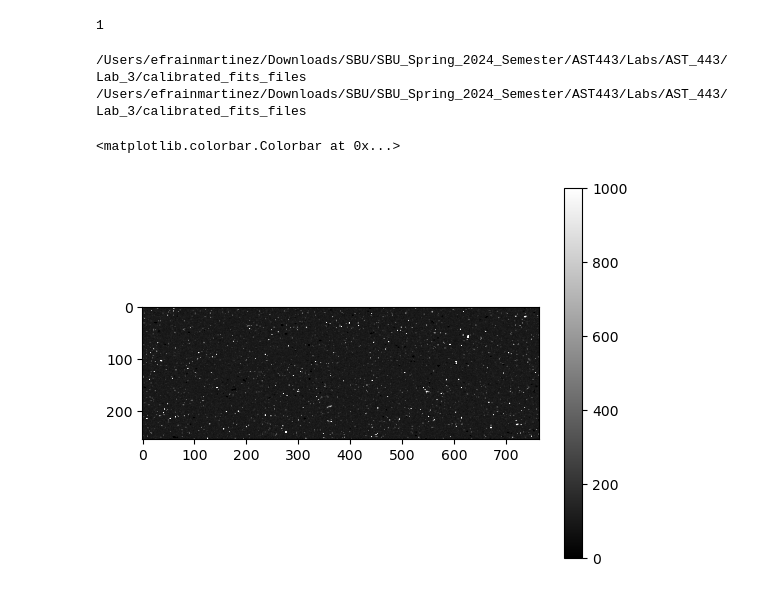
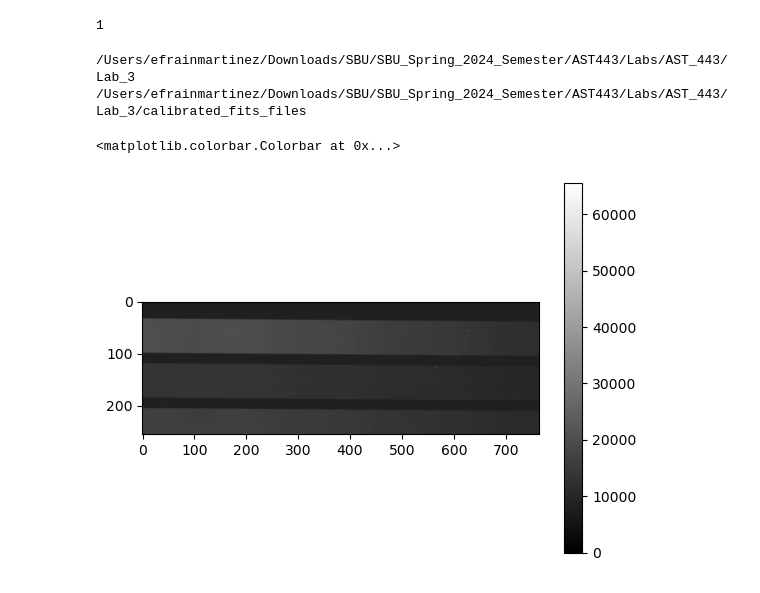
Before and after one commit to Efrain1013/AST_443, a Jupyter notebook: Lab_3/calibration.ipynb, the cells around one changed output. Cells and saved outputs as stored; diff of their text form; code cells hidden in the pictures.

Commit message:
subtracted dark current from flat field images

```diff
--- a/Lab_3/calibration.ipynb
+++ b/Lab_3/calibration.ipynb
@@ -43,20 +43,20 @@ for i in range(gal_start, gal_end+1, 1):
 #     lamp_data.append(file[0].data)
 
 
-# # Importing the flat fields that were taken for our observations (same for all)
-# flat_prefix = "flat_field.0000000"
-# flat_suffix = ".FIT"
-# flat_data = []
-# flat_start = 0
-# flat_end = 9
+# Importing the flat fields that were taken for our observations (same for all)
+flat_prefix = "lab_3_flat_2_min.0000000"
+flat_suffix = ".FIT"
+flat_data = []
+flat_start = 0
+flat_end = 3
 
-# for i in range(flat_start, flat_end+1, 1):
-#     ind = str(i)
-#     filename = flat_prefix + str(i) + flat_suffix
-# #     list = fits.open('flat_fields/'+filename)           -------------------- UNCOMMENT THIS
-#     list = fits.open('images/'+filename)#           -------------------- DELETE THIS
-#     image_data = list[0].data
-#     flat_data.append(image_data)
+for i in range(flat_start, flat_end+1, 1):
+    ind = str(i)
+    filename = flat_prefix + str(i) + flat_suffix
+#     list = fits.open('flat_fields/'+filename)           -------------------- UNCOMMENT THIS
+    list = fits.open('calibration_images/'+filename)#           -------------------- DELETE THIS
+    image_data = list[0].data
+    flat_data.append(image_data)
 # %%
 # Calculating the master dark frames for Merak and the Galaxies
 merak_master_dark = np.median(merak_dark_data, axis=0)
@@ -133,8 +128,8 @@ if cwd[-25:] != "calibrated_fits_files":
     os.chdir("/Users/efrainmartinez/Downloads/SBU/SBU_Spring_2024_Semester/AST443/Labs/AST_443/Lab_3/calibrated_fits_files")
     cwd = os.getcwd()
 print(cwd)
-target_names = ["merak_med.00", "merak_mean.00", "m51_med.00", "m51_mean.00", "m82_med.00", "m82_mean.00", "neon.00", "sky.00", "sky_med.00", "sky_mean.00"]
-data = [merak_final_med, merak_final_mean, m51_final_med, m51_final_mean, m82_final_med, m82_final_mean, lamp_final, sky_final, sky_median, sky_mean]
+target_names = ["merak_med.00", "merak_mean.00", "m51_med.00", "m51_mean.00", "m82_med.00", "m82_mean.00", "neon.00", "sky.00", "sky_med.00", "sky_mean.00", "flat.00"]
+data = [merak_final_med, merak_final_mean, m51_final_med, m51_final_mean, m82_final_med, m82_final_mean, lamp_final, sky_final, sky_median, sky_mean, flat_data]
 j=0
 if os.path.exists("merak_med.000.FIT") == True:
     for image_prefix in target_names:
@@ -145,16 +140,16 @@ if os.path.exists("merak_med.000.FIT") == True:
             hdu.writeto(filename, overwrite=True)
         j += 1
 # %% [output]
+/Users/efrainmartinez/Downloads/SBU/SBU_Spring_2024_Semester/AST443/Labs/AST_443/Lab_3
 /Users/efrainmartinez/Downloads/SBU/SBU_Spring_2024_Semester/AST443/Labs/AST_443/Lab_3/calibrated_fits_files
-/Users/efrainmartinez/Downloads/SBU/SBU_Spring_2024_Semester/AST443/Labs/AST_443/Lab_3/calibrated_fits_files
 # %%
 # with fits.open("neon.000.FIT") as file:
 #     image_data = file[0].data
 #     plt.imshow(image_data, cmap='gray', vmax=9000)
 #     plt.colorbar()
 # %%
-plt.imshow(m82_final_mean[1], cmap='gray', vmin=0, vmax=1000)
+plt.imshow(flat_data[0], cmap='gray', vmin=0)
 plt.colorbar()
 # %% [output]
 <matplotlib.colorbar.Colorbar at 0x...>
-[figure, old version]
+[figure, new version]
```
Also changed, not shown: parts of 2 cells of this notebook, 5 other files.
